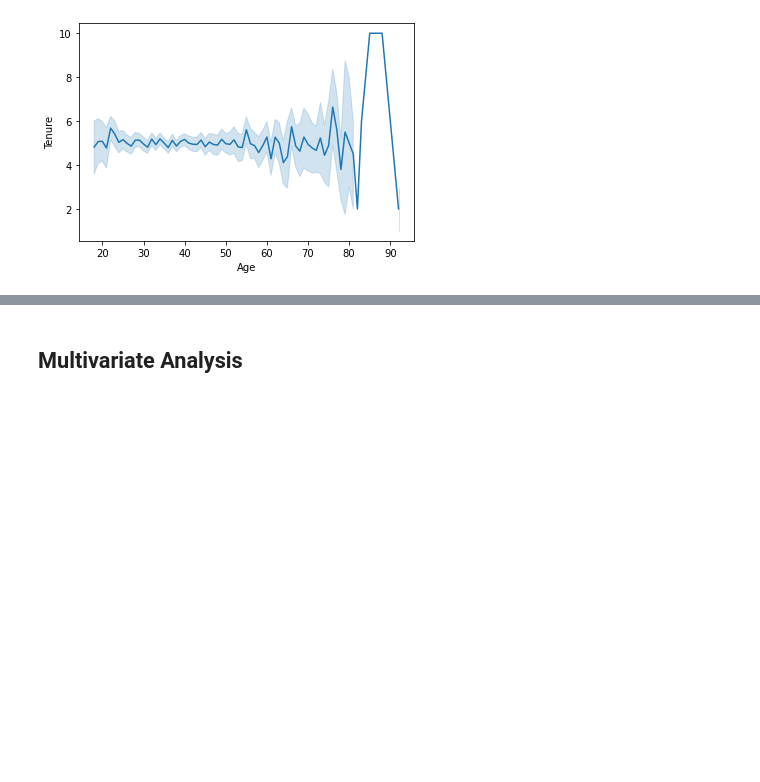
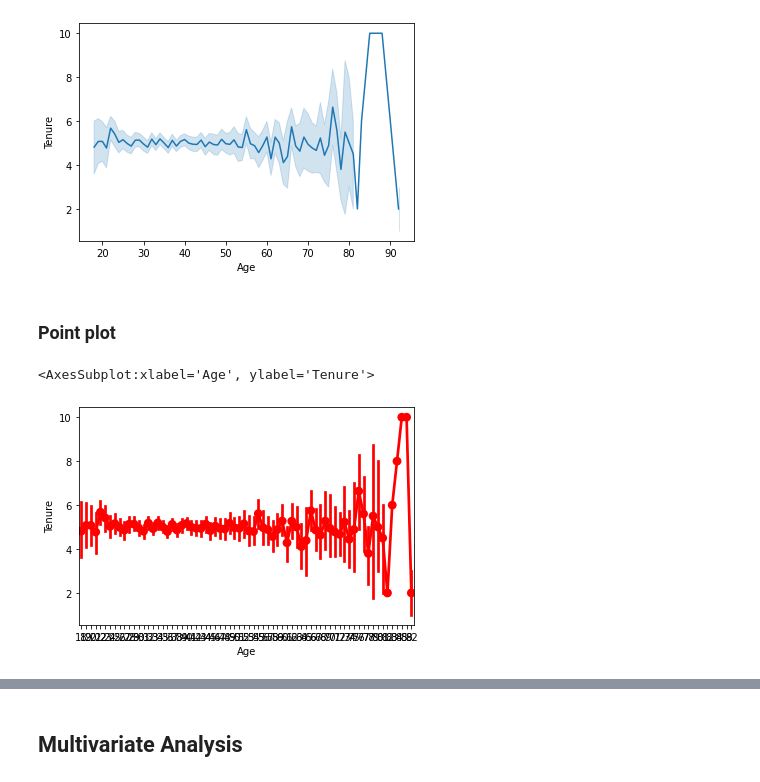
Before and after one commit to skrishnan2001/University-Admit-Eligibility-Predictor, a Jupyter notebook: Assignments/Krishnan/Assignment_2.ipynb, the cells around one changed output, grey strips where cells are left out. Cells and saved outputs as stored; diff of their text form; code cells hidden in the pictures; blank space fills up the shorter version.

```diff
--- a/Assignments/Krishnan/Assignment_2.ipynb
+++ b/Assignments/Krishnan/Assignment_2.ipynb
@@ -136,3 +151,10 @@ sns.lineplot(x=data.Age, y=data.Tenure)
 # %% [output]
 <AxesSubplot:xlabel='Age', ylabel='Tenure'>
 [figure]
+# %% [markdown]
+### Point plot
+# %%
+sns.pointplot(x='Age', y='Tenure',data = data, color='red')
+# %% [output]
+<AxesSubplot:xlabel='Age', ylabel='Tenure'>
+[figure, added]
```
Also changed, not shown: parts of 16 cells of this notebook.
